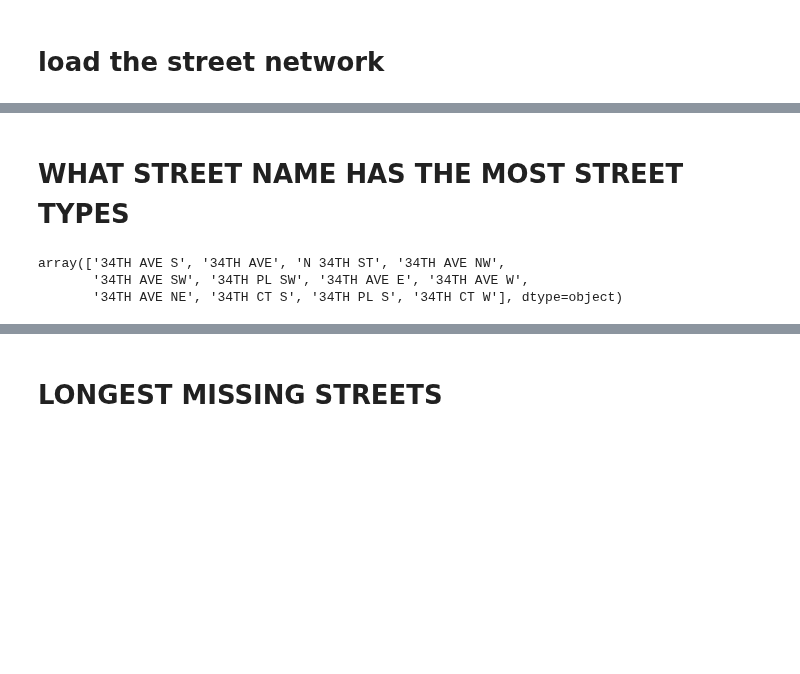
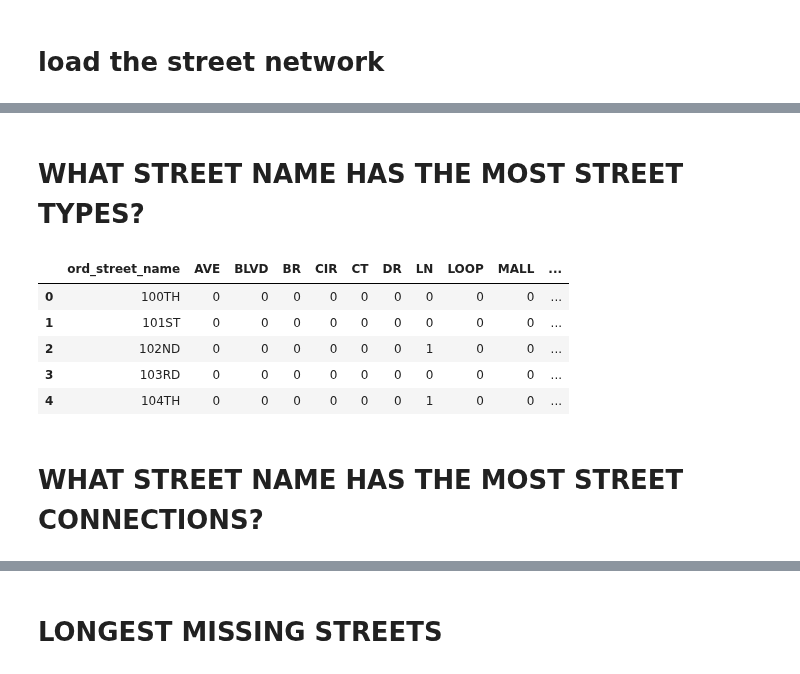
Before and after one commit to mike-babb/seattle_streets, a Jupyter notebook: code/step_04_prepare_graphs_and_states.ipynb, the cells around one changed output, grey strips where cells are left out. Cells and saved outputs as stored; diff of their text form; code cells hidden in the pictures; blank space fills up the shorter version.

```diff
--- a/code/step_04_prepare_graphs_and_states.ipynb
+++ b/code/step_04_prepare_graphs_and_states.ipynb
@@ -46,2 +59,19 @@ Index(['f_intr_id', 't_intr_id', 'snd_id', 'snd_feacode', 'citycode',
 # %% [markdown]
-# WHAT STREET NAME HAS THE MOST STREET TYPES
+# WHAT STREET NAME HAS THE MOST STREET TYPES?
+# %%
+col_names = ['ord_street_name', 'ord_street_type', 'n_segments']
+# %%
+gdf_agg = gdf[col_names].drop_duplicates()
+# %%
+gdf_pv = pd.pivot_table(data = gdf_agg, values = ['n_segments'], index = 'ord_street_name', columns = ['ord_street_type'], aggfunc = 'sum', fill_value = 0, margins = True).reset_index()
+# %%
+gdf_pv.columns = [''.join(cn).replace('n_segments', '') for cn in gdf_pv.columns]
+# %%
+gdf_pv.head()
+# %% [output]
+|  | ord_street_name | AVE | BLVD | BR | CIR | CT | DR | LN | LOOP | MALL | ... |
+| 0 | 100TH | 0 | 0 | 0 | 0 | 0 | 0 | 0 | 0 | 0 | ... |
+| 1 | 101ST | 0 | 0 | 0 | 0 | 0 | 0 | 0 | 0 | 0 | ... |
+| 2 | 102ND | 0 | 0 | 0 | 0 | 0 | 0 | 1 | 0 | 0 | ... |
+| 3 | 103RD | 0 | 0 | 0 | 0 | 0 | 0 | 0 | 0 | 0 | ... |
+| 4 | 104TH | 0 | 0 | 0 | 0 | 0 | 0 | 1 | 0 | 0 | ... |
@@ -48 +80,3 @@ Index(['f_intr_id', 't_intr_id', 'snd_id', 'snd_feacode', 'citycode',
+# %% [markdown]
+# WHAT STREET NAME HAS THE MOST STREET CONNECTIONS?
 # %%
@@ -51,8 +84,2 @@ col_names = ['ord_street_name', 'ord_stname_concat', 's]
 gdf_agg = gdf[col_names].drop_duplicates()
-# %%
-gdf_agg.loc[gdf_agg['ord_street_name'] == '34TH', 'ord_stname_concat'].unique()
-# %% [output]
-array(['34TH AVE S', '34TH AVE', 'N 34TH ST', '34TH AVE NW',
-       '34TH AVE SW', '34TH PL SW', '34TH AVE E', '34TH AVE W',
-       '34TH AVE NE', '34TH CT S', '34TH PL S', '34TH CT W'], dtype=object)
 # %%
```
Also changed, not shown: parts of 86 cells of this notebook, 4 other files.
